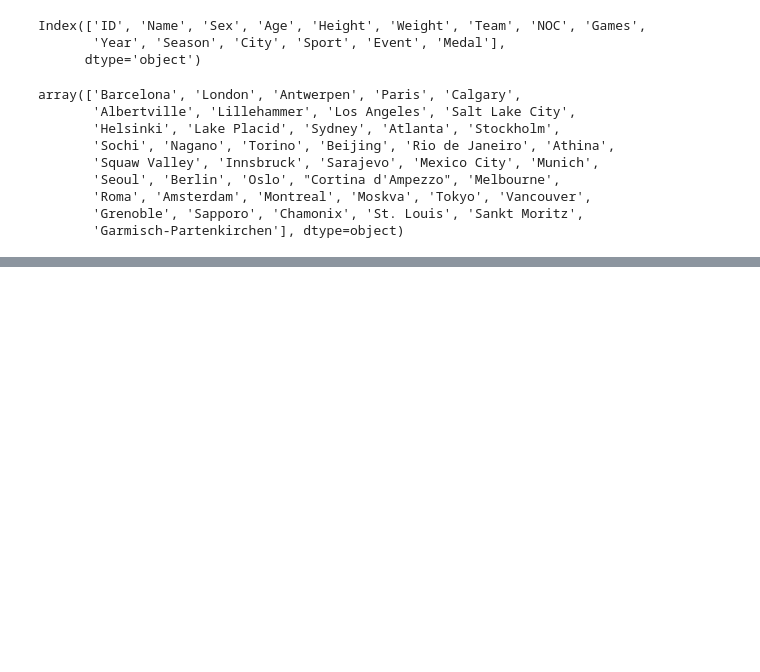
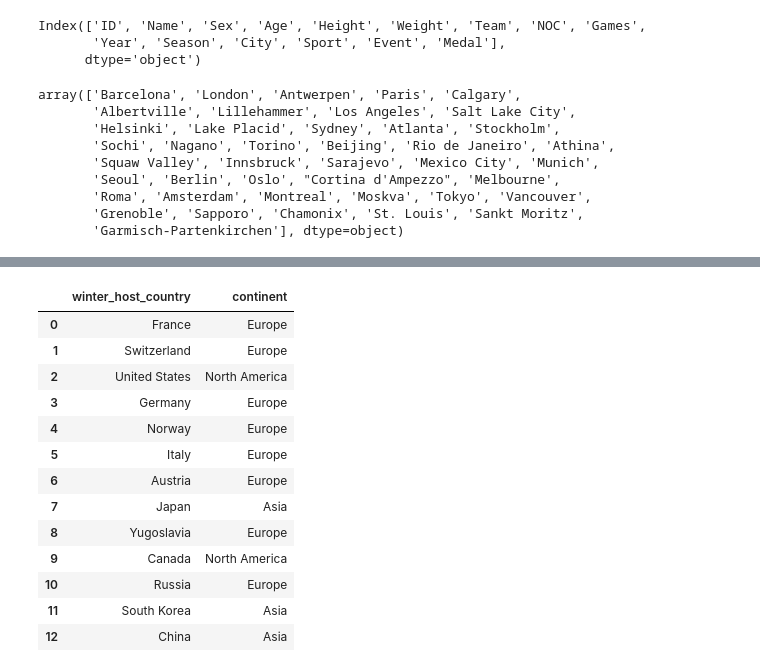
Before and after one commit to kfrogb/EDA-Project1, a Jupyter notebook: continant_olympic_map.ipynb, the cells around one changed output, grey strips where cells are left out. Saved outputs shown, nothing was run; the diff lists cells and outputs as text; code cells hidden in the pictures; blank space fills up the shorter version.

```diff
--- a/continant_olympic_map.ipynb
+++ b/continant_olympic_map.ipynb
@@ -62,0 +86,18 @@ winter_host_data.head()
+# %%
+winter_host_data_clean = winter_host_data.dropna()
+winter_host_data_clean
+# %% [output]
+|  | winter_host_country | continent |
+| 0 | France | Europe |
+| 1 | Switzerland | Europe |
+| 2 | United States | North America |
+| 3 | Germany | Europe |
+| 4 | Norway | Europe |
+| 5 | Italy | Europe |
+| 6 | Austria | Europe |
+| 7 | Japan | Asia |
+| 8 | Yugoslavia | Europe |
+| 9 | Canada | North America |
+| 10 | Russia | Europe |
+| 11 | South Korea | Asia |
+| 12 | China | Asia |
```
Also changed, not shown: parts of 8 cells of this notebook, 11 other files.
